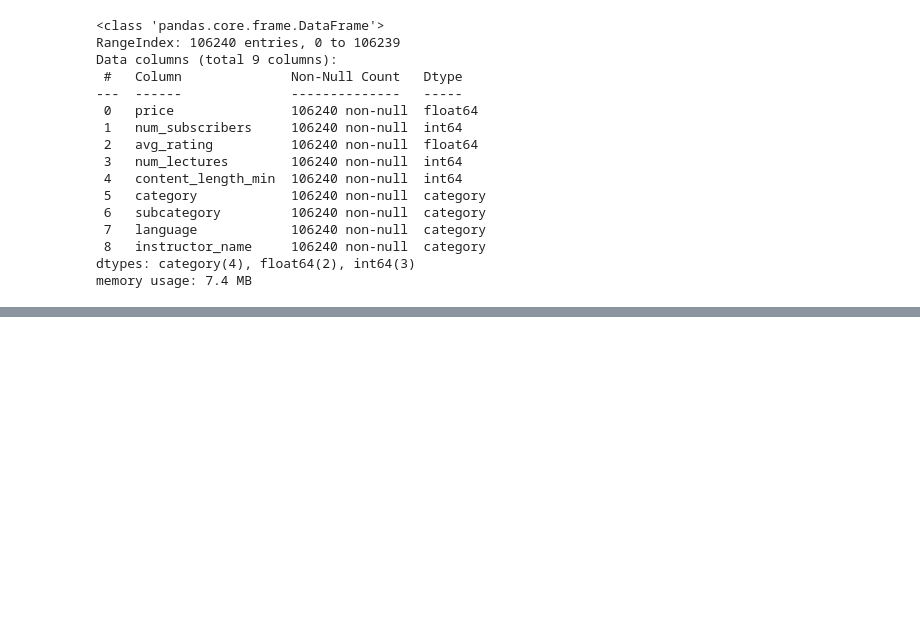
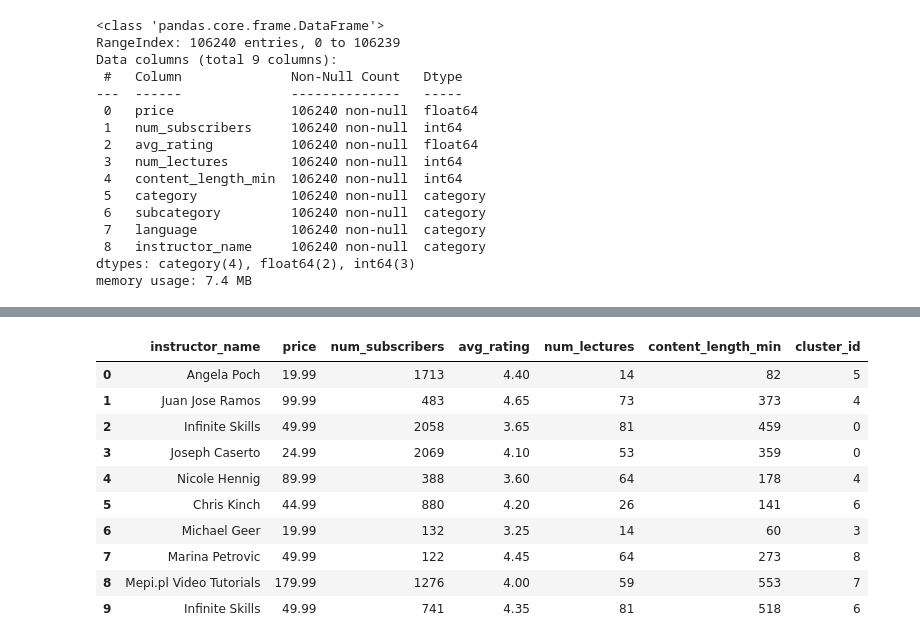
Before and after one commit to Amizzuddin/sc1015, a Jupyter notebook: contributions/amizzuddin/amizzuddin.ipynb, the cells around one changed output, grey strips where cells are left out. Saved outputs shown, nothing was run; the diff lists cells and outputs as text; code cells hidden in the pictures; blank space fills up the shorter version.

```diff
--- a/contributions/amizzuddin/amizzuddin.ipynb
+++ b/contributions/amizzuddin/amizzuddin.ipynb
@@ -150,0 +143,14 @@ Run: 1, iteration: 6/100, moves: 2339, ncost: 2352418011.4204407
+# %%
+AddClusterDataset.head(10)
+# %% [output]
+|  | instructor_name | price | num_subscribers | avg_rating | num_lectures | content_length_min | cluster_id |
+| 0 | Angela Poch | 19.99 | 1713 | 4.40 | 14 | 82 | 5 |
+| 1 | Juan Jose Ramos | 99.99 | 483 | 4.65 | 73 | 373 | 4 |
+| 2 | Infinite Skills | 49.99 | 2058 | 3.65 | 81 | 459 | 0 |
+| 3 | Joseph Caserto | 24.99 | 2069 | 4.10 | 53 | 359 | 0 |
+| 4 | Nicole Hennig | 89.99 | 388 | 3.60 | 64 | 178 | 4 |
+| 5 | Chris Kinch | 44.99 | 880 | 4.20 | 26 | 141 | 6 |
+| 6 | Michael Geer | 19.99 | 132 | 3.25 | 14 | 60 | 3 |
+| 7 | Marina Petrovic | 49.99 | 122 | 4.45 | 64 | 273 | 8 |
+| 8 | Mepi.pl Video Tutorials | 179.99 | 1276 | 4.00 | 59 | 553 | 7 |
+| 9 | Infinite Skills | 49.99 | 741 | 4.35 | 81 | 518 | 6 |
```
Also changed, not shown: parts of 8 cells of this notebook, 3 other files.
